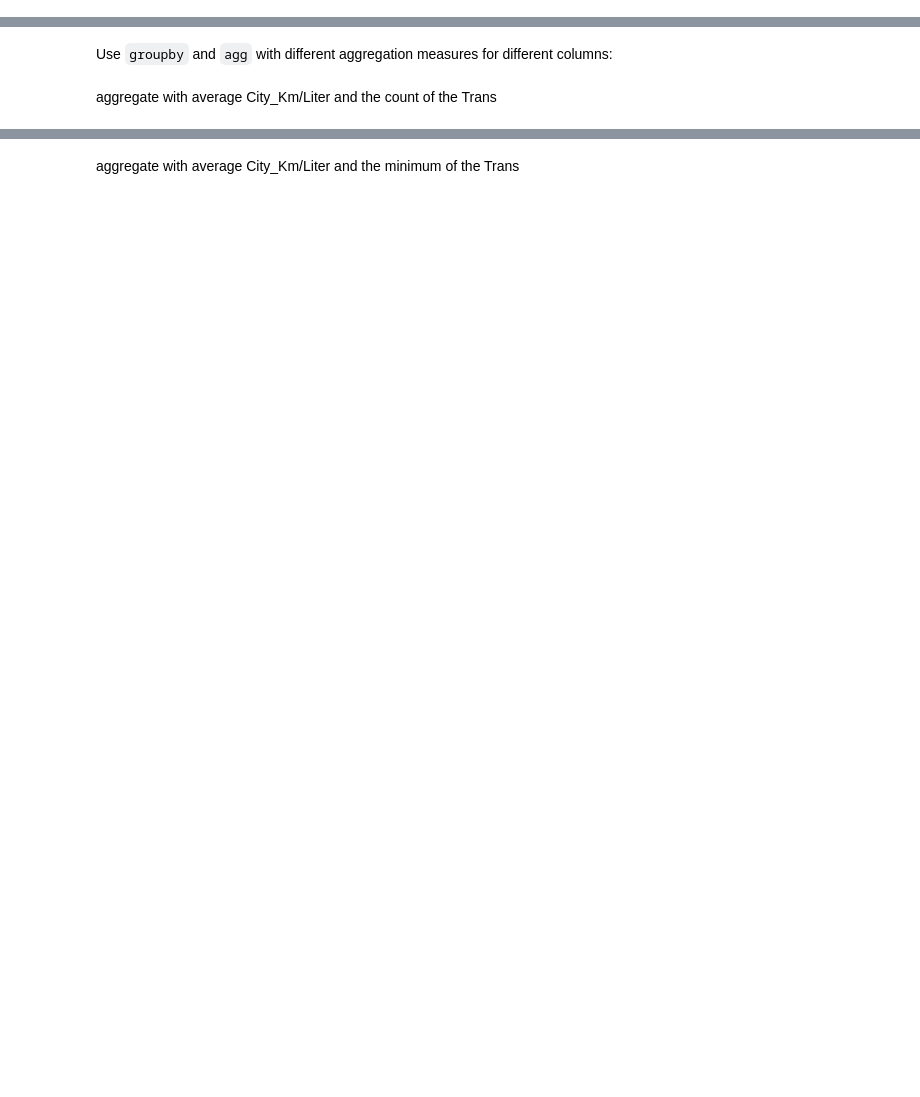
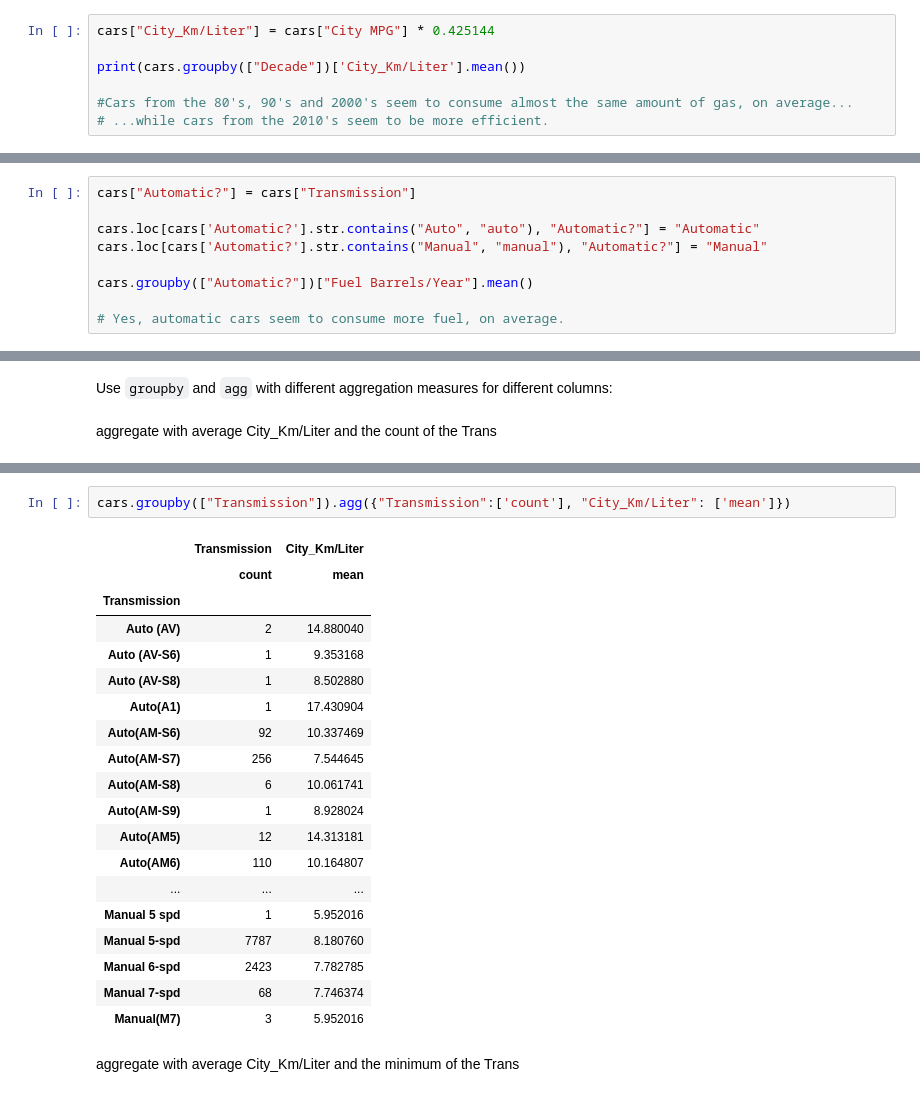
Before and after one commit to ericanna/Lab_Pandas_Grouping, a Jupyter notebook: Lab_Pandas_Grouping_Data_Vehicles.ipynb, the cells around one changed output, grey strips where cells are left out. Cells and saved outputs as stored; diff of their text form; blank space fills up the shorter version.

```diff
--- a/Lab_Pandas_Grouping_Data_Vehicles.ipynb
+++ b/Lab_Pandas_Grouping_Data_Vehicles.ipynb
@@ -84,0 +149,7 @@ show the average City_Km/Liter by year_range
+# %%
+cars["City_Km/Liter"] = cars["City MPG"] * 0.425144
+
+print(cars.groupby(["Decade"])['City_Km/Liter'].mean())
+
+#Cars from the 80's, 90's and 2000's seem to consume almost the same amount of gas, on average...
+# ...while cars from the 2010's seem to be more efficient.
@@ -127,0 +202,9 @@ Do cars with automatic transmission consume more fuel than cars with manual tran
+# %%
+cars["Automatic?"] = cars["Transmission"]
+
+cars.loc[cars['Automatic?'].str.contains("Auto", "auto"), "Automatic?"] = "Automatic"
+cars.loc[cars['Automatic?'].str.contains("Manual", "manual"), "Automatic?"] = "Manual"
+
+cars.groupby(["Automatic?"])["Fuel Barrels/Year"].mean()
+
+# Yes, automatic cars seem to consume more fuel, on average.
@@ -139,2 +220,24 @@ aggregate with average City_Km/Liter and the count of the Trans
+# %%
+cars.groupby(["Transmission"]).agg({"Transmission":['count'], "City_Km/Liter": ['mean']})
+# %% [output]
+|  | Transmission | City_Km/Liter |
+|  | count | mean |
+| Transmission |  |  |
+| Auto (AV) | 2 | 14.880040 |
+| Auto (AV-S6) | 1 | 9.353168 |
+| Auto (AV-S8) | 1 | 8.502880 |
+| Auto(A1) | 1 | 17.430904 |
+| Auto(AM-S6) | 92 | 10.337469 |
+| Auto(AM-S7) | 256 | 7.544645 |
+| Auto(AM-S8) | 6 | 10.061741 |
+| Auto(AM-S9) | 1 | 8.928024 |
+| Auto(AM5) | 12 | 14.313181 |
+| Auto(AM6) | 110 | 10.164807 |
+| ... | ... | ... |
+| Manual 5 spd | 1 | 5.952016 |
+| Manual 5-spd | 7787 | 8.180760 |
+| Manual 6-spd | 2423 | 7.782785 |
+| Manual 7-spd | 68 | 7.746374 |
+| Manual(M7) | 3 | 5.952016 |
 # %% [markdown]
 aggregate with average City_Km/Liter and the minimum of the Trans
```
Also changed, not shown: parts of 20 cells of this notebook.
